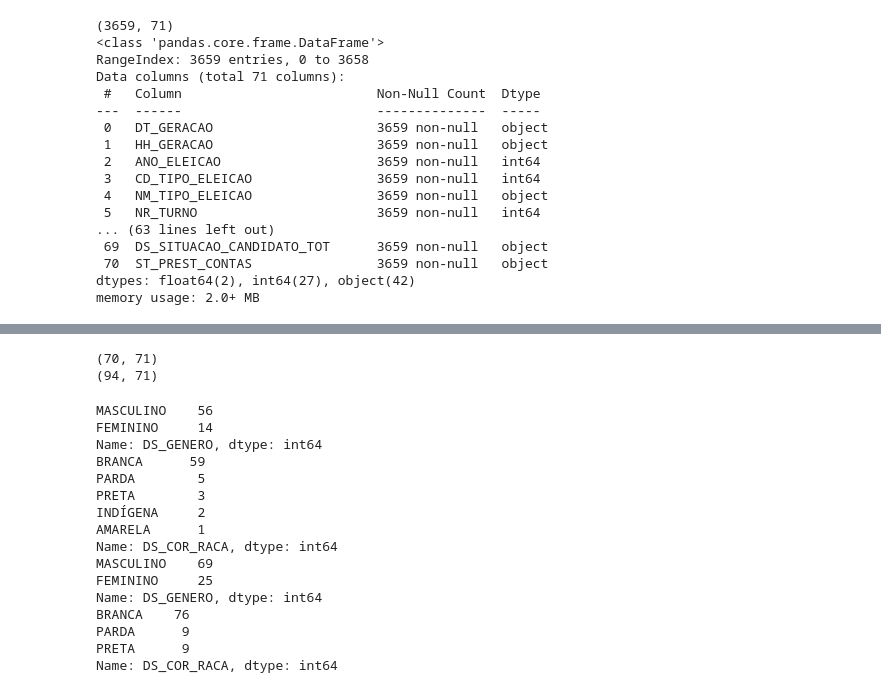
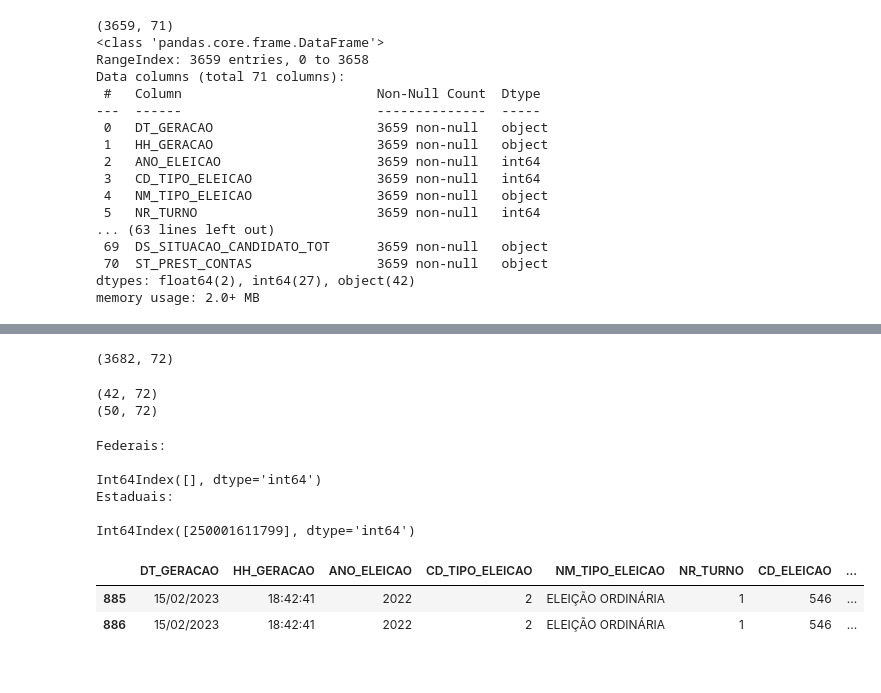
Before and after one commit to thiago-paim/projeto-tera, a Jupyter notebook: candidates.ipynb, the cells around one changed output, grey strips where cells are left out. Cells and saved outputs as stored; diff of their text form; code cells hidden in the pictures.

```diff
--- a/candidates.ipynb
+++ b/candidates.ipynb
@@ -51,38 +67,46 @@ Name: DS_SIT_TOT_TURNO, dtype: int64
+# %%
+df = pd.merge(cand_df, twitter_candidates[['SQ_CANDIDATO', 'DS_URL']], on="SQ_CANDIDATO", how="left")
+df.shape
+# %% [output]
+(3682, 72)
 # %%
+# Filtrando deputados eleitos que possuam perfil no Twitter
 elected_values = ['ELEITO POR QP', 'ELEITO POR MÉDIA', 'ELEITO']
+
 fed_df = df.loc[
     (df['DS_CARGO'] == 'DEPUTADO FEDERAL') &
-    (df['DS_SIT_TOT_TURNO'].isin(elect_values))
+    (df['DS_SIT_TOT_TURNO'].isin(elected_values)) &
+    (df['DS_URL'].notna())
 ]
 print(fed_df.shape)
 
 est_df = df.loc[
     (df['DS_CARGO'] == 'DEPUTADO ESTADUAL') &
-    (df['DS_SIT_TOT_TURNO'].isin(elect_values))
+    (df['DS_SIT_TOT_TURNO'].isin(elected_values)) &
+    (df['DS_URL'].notna())
 ]
 print(est_df.shape)
 # %% [output]
-(70, 71)
-(94, 71)
+(42, 72)
+(50, 72)
-# %%
-print(fed_df.DS_GENERO.value_counts())
-print(fed_df.DS_COR_RACA.value_counts())
-print(est_df.DS_GENERO.value_counts())
-print(est_df.DS_COR_RACA.value_counts())
-# %% [output]
-MASCULINO    56
-FEMININO     14
-Name: DS_GENERO, dtype: int64
-BRANCA      59
-PARDA        5
-PRETA        3
-INDÍGENA     2
-AMARELA      1
-Name: DS_COR_RACA, dtype: int64
-MASCULINO    69
-FEMININO     25
-Name: DS_GENERO, dtype: int64
-BRANCA    76
-PARDA      9
-PRETA      9
-Name: DS_COR_RACA, dtype: int64
+# %%
+# Vamos checar os candidatos duplicados
+print('Federais: \n')
+print((fed_df.SQ_CANDIDATO.value_counts() > 1).loc[lambda x: x == True].index)
+
+print('Estaduais: \n')
+print((est_df.SQ_CANDIDATO.value_counts() > 1).loc[lambda x: x == True].index)
+# %% [output]
+Federais:
+
+Int64Index([], dtype='int64')
+Estaduais:
+
+Int64Index([250001611799], dtype='int64')
+# %%
+# Vamos checar as contas deste candidato
+est_df[est_df.SQ_CANDIDATO == 250001611799]
+# %% [output]
+|  | DT_GERACAO | HH_GERACAO | ANO_ELEICAO | CD_TIPO_ELEICAO | NM_TIPO_ELEICAO | NR_TURNO | CD_ELEICAO | ... |
+| 885 | 15/02/2023 | 18:42:41 | 2022 | 2 | ELEIÇÃO ORDINÁRIA | 1 | 546 | ... |
+| 886 | 15/02/2023 | 18:42:41 | 2022 | 2 | ELEIÇÃO ORDINÁRIA | 1 | 546 | ... |
```
Also changed, not shown: parts of 10 cells of this notebook.
